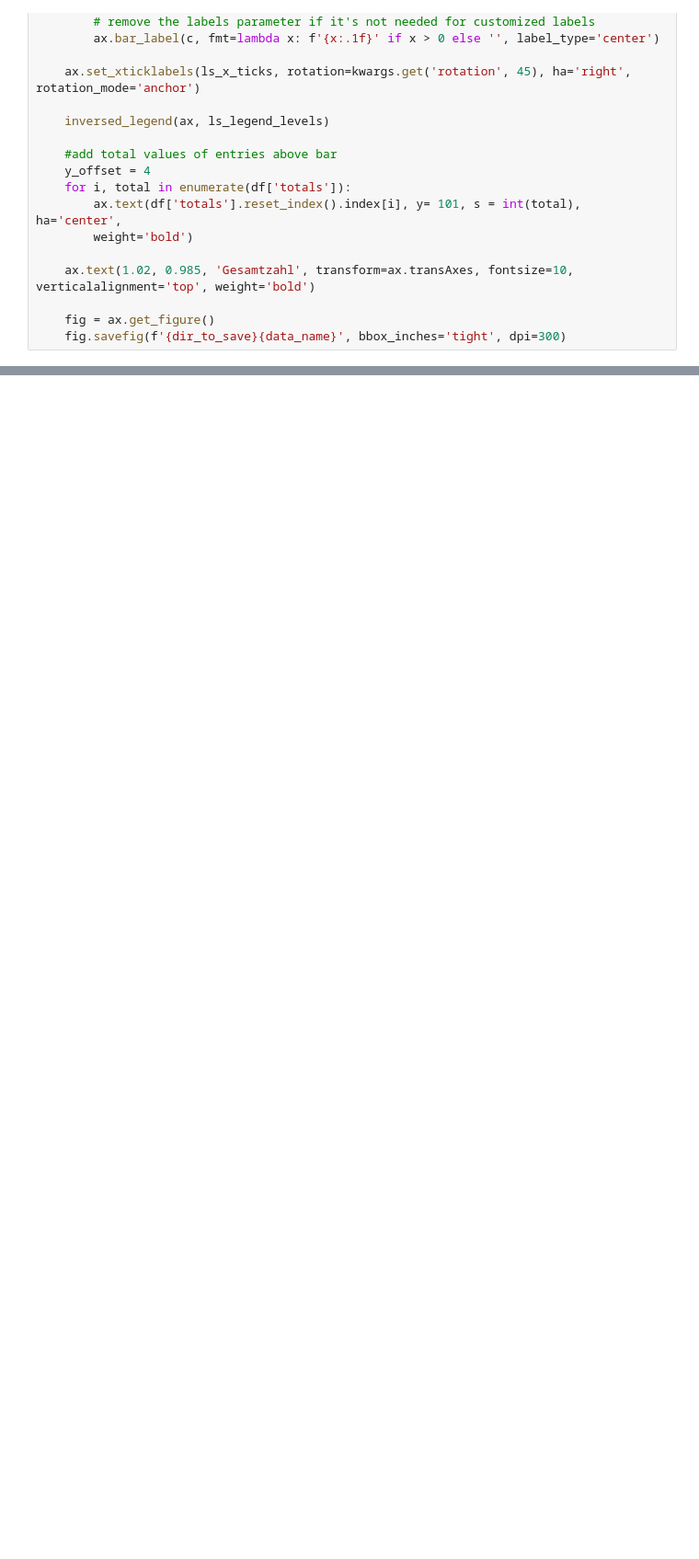
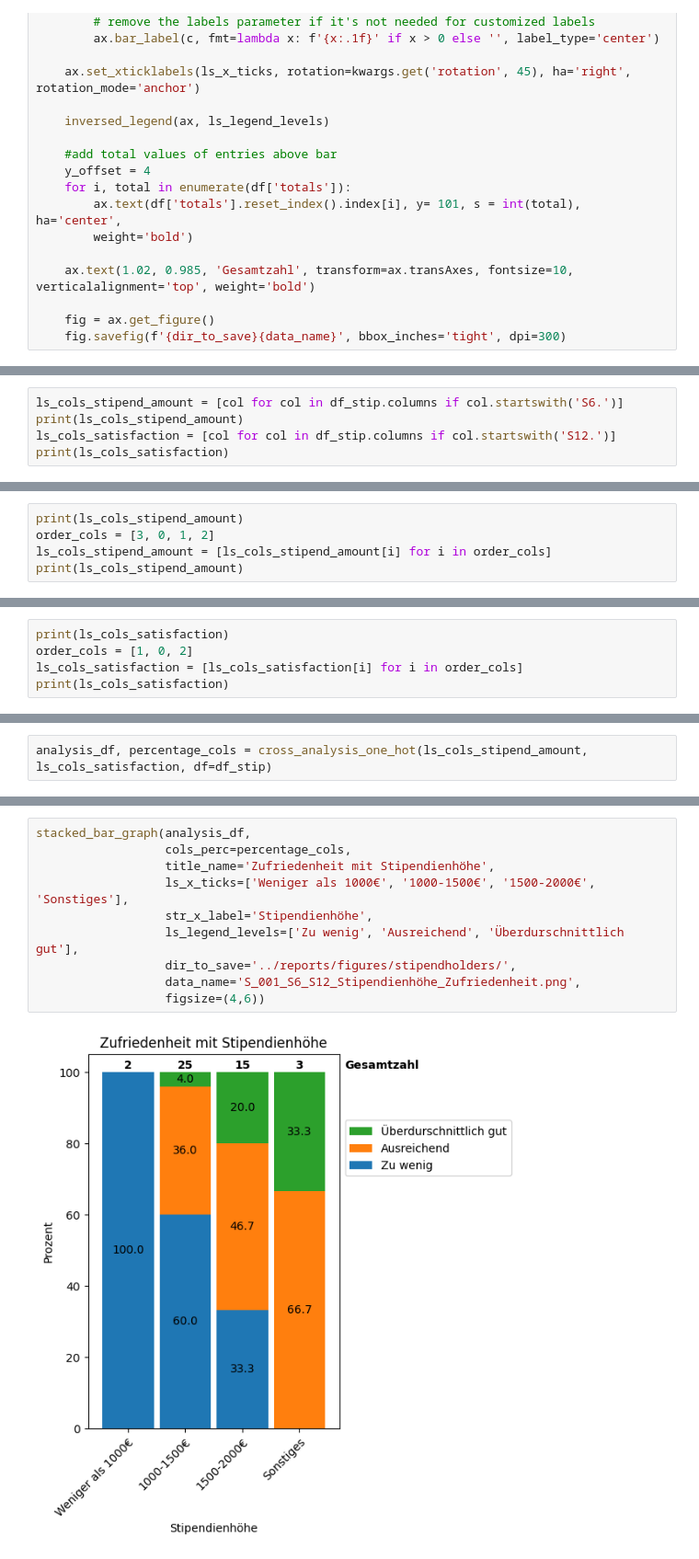
Before and after one commit to michaelgerloff/Survey_working_conditions_art_history, a Jupyter notebook: notebooks/07_Data_Visualization_Stipend.ipynb, the cells around one changed output, grey strips where cells are left out. Shown: that part at 92% size. Drawn from its saved outputs; the diff is of its cells as text; blank space fills up the shorter version.

Commit message:
created new figures for stipendholders

```diff
--- a/notebooks/07_Data_Visualization_Stipend.ipynb
+++ b/notebooks/07_Data_Visualization_Stipend.ipynb
@@ -459,0 +235,5 @@ stacked_bar_graph(df_experience,
+# %%
+ls_cols_stipend_amount = [col for col in df_stip.columns if col.startswith('S6.')]
+print(ls_cols_stipend_amount)
+ls_cols_satisfaction = [col for col in df_stip.columns if col.startswith('S12.')]
+print(ls_cols_satisfaction)
@@ -459,0 +243,5 @@ stacked_bar_graph(df_experience,
+# %%
+print(ls_cols_stipend_amount)
+order_cols = [3, 0, 1, 2]
+ls_cols_stipend_amount = [ls_cols_stipend_amount[i] for i in order_cols]
+print(ls_cols_stipend_amount)
@@ -459,0 +251,5 @@ stacked_bar_graph(df_experience,
+# %%
+print(ls_cols_satisfaction)
+order_cols = [1, 0, 2]
+ls_cols_satisfaction = [ls_cols_satisfaction[i] for i in order_cols]
+print(ls_cols_satisfaction)
@@ -459,0 +259,2 @@ stacked_bar_graph(df_experience,
+# %%
+analysis_df, percentage_cols = cross_analysis_one_hot(ls_cols_stipend_amount, ls_cols_satisfaction, df=df_stip)
@@ -459,0 +269,12 @@ stacked_bar_graph(df_experience,
+# %%
+stacked_bar_graph(analysis_df,
+                  cols_perc=percentage_cols,
+                  title_name='Zufriedenheit mit Stipendienhöhe',
+                  ls_x_ticks=['Weniger als 1000€', '1000-1500€', '1500-2000€', 'Sonstiges'],
+                  str_x_label='Stipendienhöhe',
+                  ls_legend_levels=['Zu wenig', 'Ausreichend', 'Überdurschnittlich gut'],
+                  dir_to_save='../reports/figures/stipendholders/',
+                  data_name='S_001_S6_S12_Stipendienhöhe_Zufriedenheit.png',
+                  figsize=(4,6))
+# %% [output]
+[figure, added]
```
Also changed, not shown: parts of 61 cells of this notebook, 3 other files.
